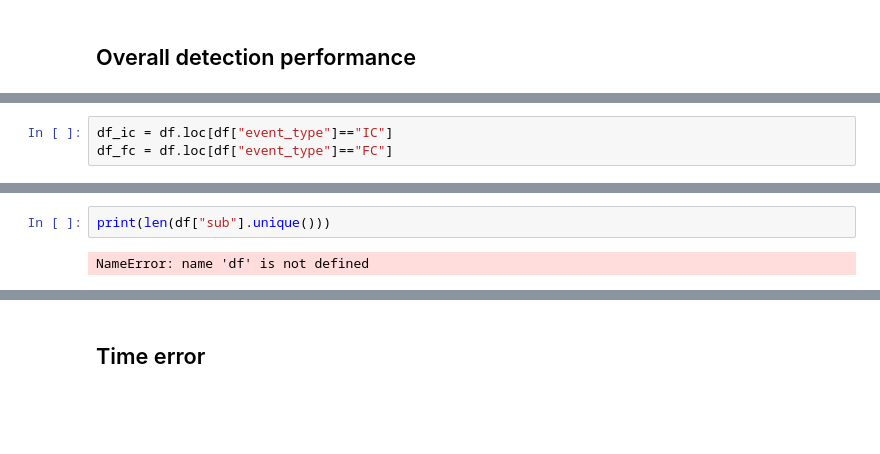
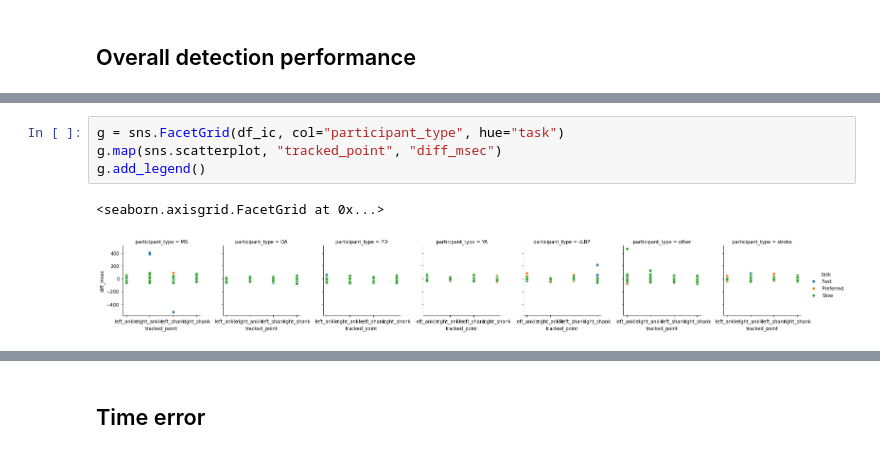
Before and after one commit to rmndrs89/my-gait-events-tcn, a Jupyter notebook: results.ipynb, the cells around one changed output, grey strips where cells are left out. Cells and saved outputs as stored; diff of their text form; blank space fills up the shorter version.

```diff
--- a/results.ipynb
+++ b/results.ipynb
@@ -91,3 +121,0 @@ print(f"{'condition':>16s}{' | '}{'NEG'}{' | '}{df['fp'].sum()/len(df)*100:^8.2f
-# %%
-df_ic = df.loc[df["event_type"]=="IC"]
-df_fc = df.loc[df["event_type"]=="FC"]
@@ -140,4 +122,7 @@ df_ic[["sub", "task", "run", "event_type", "tp", "fn", "fp"]].groupby(["sub", "t
-# %%
-print(len(df["sub"].unique()))
-# %% [output]
-NameError: name 'df' is not defined
+# %%
+g = sns.FacetGrid(df_ic, col="participant_type", hue="task")
+g.map(sns.scatterplot, "tracked_point", "diff_msec")
+g.add_legend()
+# %% [output]
+<seaborn.axisgrid.FacetGrid at 0x...>
+[figure, added]
```
Also changed, not shown: parts of 25 cells of this notebook, 2 other files.
